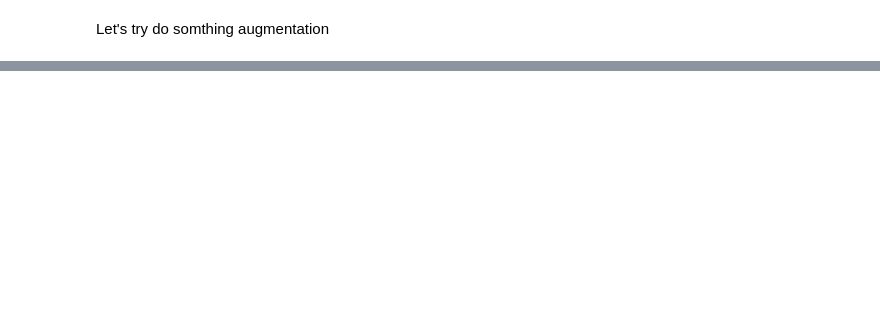
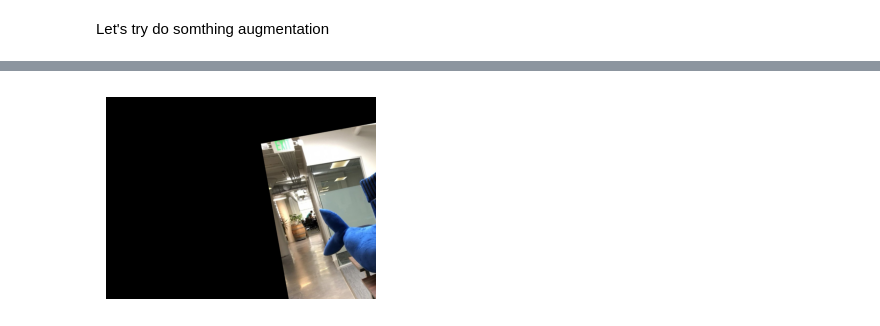
Before and after one commit to spare1the1governor/PyTorch-study-2026, a Jupyter notebook: day2.ipynb, the cells around one changed output, grey strips where cells are left out. Cells and saved outputs as stored; diff of their text form; code cells hidden in the pictures; blank space fills up the shorter version.

```diff
--- a/day2.ipynb
+++ b/day2.ipynb
@@ -73,0 +148,9 @@ ModuleNotFoundError: No module named 'helpers'
+# %%
+affin_img  = v2.RandomAffine(degrees=25, translate=(0.7, 0.3))(transf_img)
+plt.figure(figsize=(3,3))
+plt.imshow(affin_img.permute(1, 2, 0).cpu())
+plt.axis('off')
+plt.tight_layout()
+plt.show()
+# %% [output]
+[figure, added]
```
Also changed, not shown: parts of 10 cells of this notebook.
